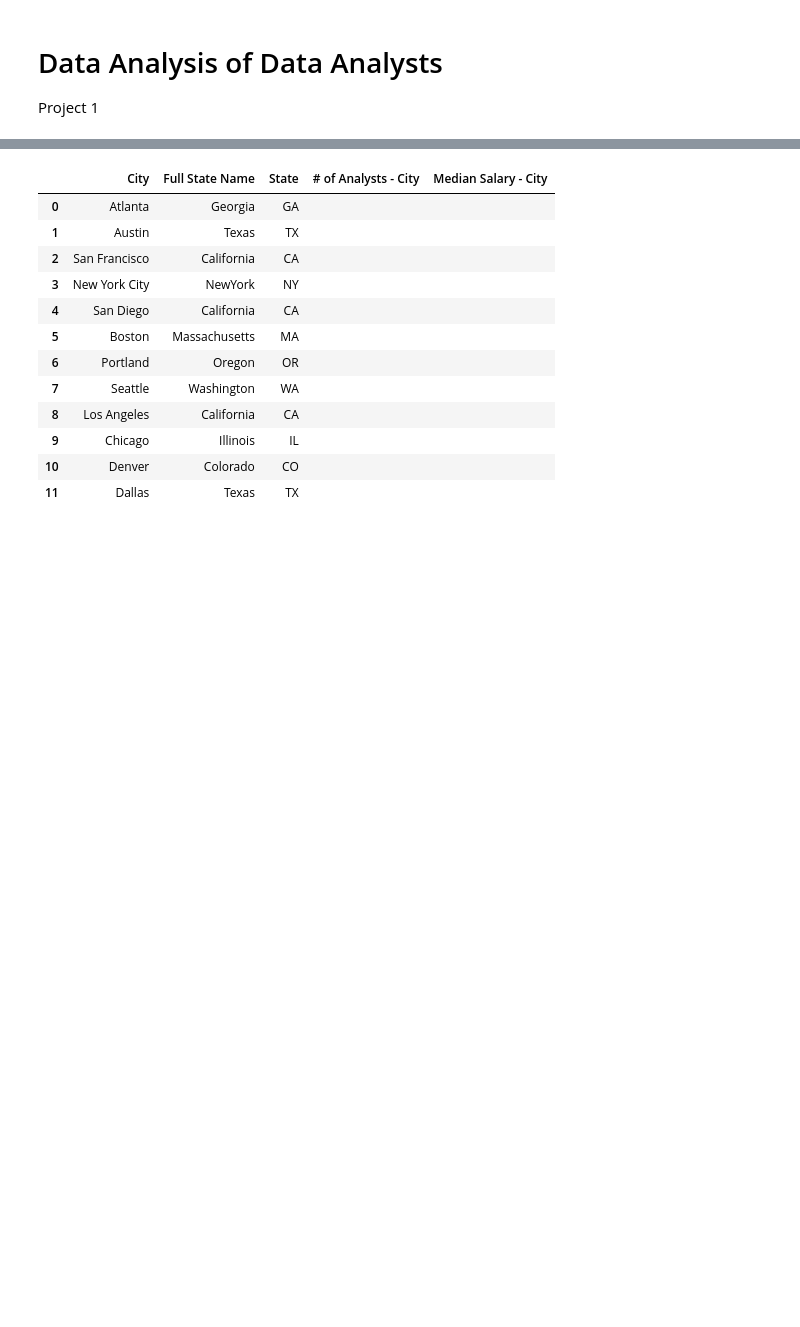
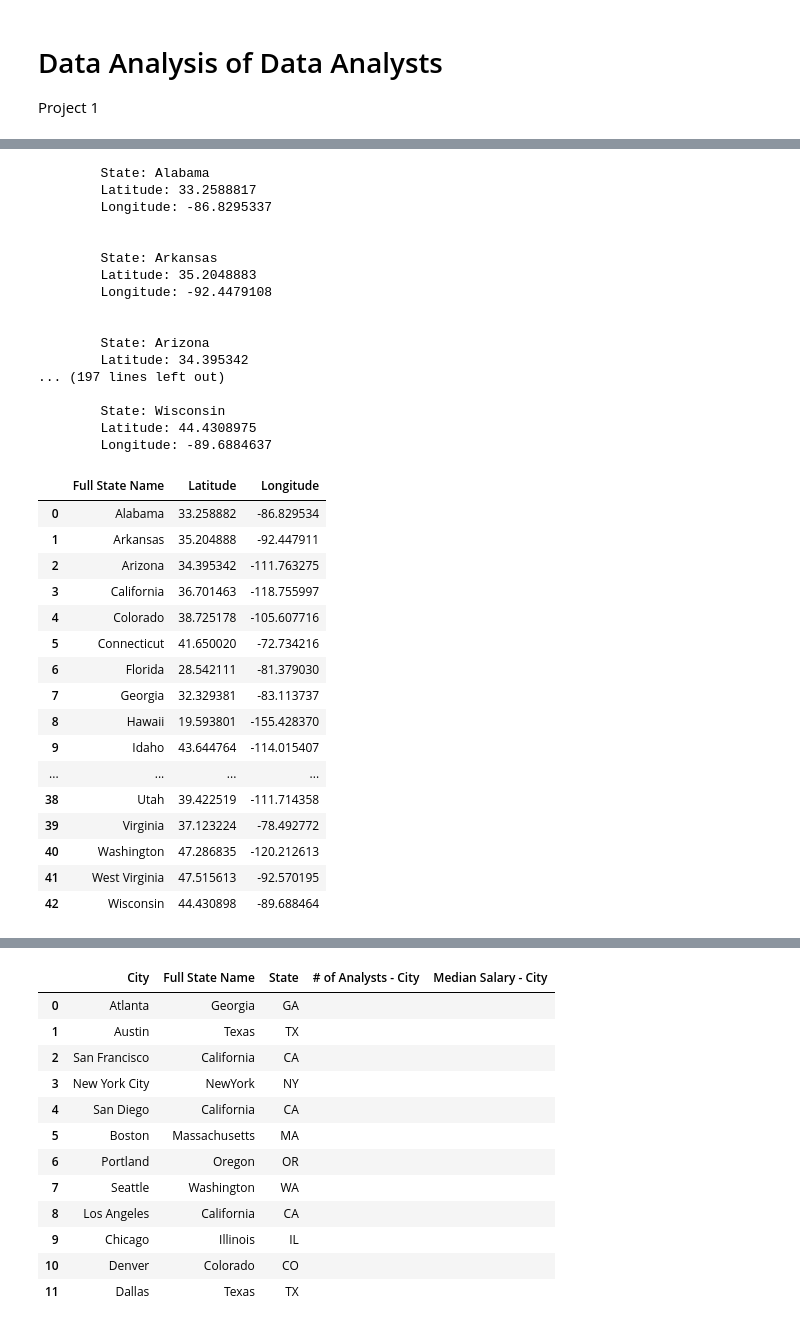
Before and after one commit to peatk/Group3_Project_-1, a Jupyter notebook: DataAnalysisDataAnalysts AC copy.ipynb, the cells around one changed output, grey strips where cells are left out. Drawn from its saved outputs; the diff is of its cells as text; code cells hidden in the pictures; blank space fills up the shorter version.

```diff
--- a/DataAnalysisDataAnalysts AC copy.ipynb
+++ b/DataAnalysisDataAnalysts AC copy.ipynb
@@ -71,0 +73,65 @@ from config import api_key
+# %%
+target_states = state_data_df["Full State Name"].unique()
+target_states
+
+# Info for State Dataframe
+state_lat_lon = []
+for state in target_states:
+    # URL defined as State = & United States of America Change
+    state_url = f"https://api.geoapify.com/v1/geocode/search?state={state}&format=json&apiKey={geoapify_key}&country=United%20States%20of%20America"
+
+    response = requests.get(state_url).json()
+
+    # Extract latitude and longitude
+    lat = response["results"][0]["lat"]
+    lon = response["results"][0]["lon"]
+
+    # Print the latitude and longitude
+    print('''
+        State: {0}
+        Latitude: {1}
+        Longitude: {2}
+        '''.format(state, lat, lon))
+    state_lat_lon.append({
+        "Full State Name": state,
+        "Latitude": lat,
+        "Longitude": lon
+    })
+
+state_lat_lon_df = pd.DataFrame(state_lat_lon)
+state_lat_lon_df
+# %% [output]
+        State: Alabama
+        Latitude: 33.2588817
+        Longitude: -86.8295337
+
+
+        State: Arkansas
+        Latitude: 35.2048883
+        Longitude: -92.4479108
+
+
+        State: Arizona
+        Latitude: 34.395342
+... (197 lines left out)
+
+        State: Wisconsin
+        Latitude: 44.4308975
+        Longitude: -89.6884637
+|  | Full State Name | Latitude | Longitude |
+| 0 | Alabama | 33.258882 | -86.829534 |
+| 1 | Arkansas | 35.204888 | -92.447911 |
+| 2 | Arizona | 34.395342 | -111.763275 |
+| 3 | California | 36.701463 | -118.755997 |
+| 4 | Colorado | 38.725178 | -105.607716 |
+| 5 | Connecticut | 41.650020 | -72.734216 |
+| 6 | Florida | 28.542111 | -81.379030 |
+| 7 | Georgia | 32.329381 | -83.113737 |
+| 8 | Hawaii | 19.593801 | -155.428370 |
+| 9 | Idaho | 43.644764 | -114.015407 |
+| ... | ... | ... | ... |
+| 38 | Utah | 39.422519 | -111.714358 |
+| 39 | Virginia | 37.123224 | -78.492772 |
+| 40 | Washington | 47.286835 | -120.212613 |
+| 41 | West Virginia | 47.515613 | -92.570195 |
+| 42 | Wisconsin | 44.430898 | -89.688464 |
```
Also changed, not shown: parts of 13 cells of this notebook, 3 other files.
